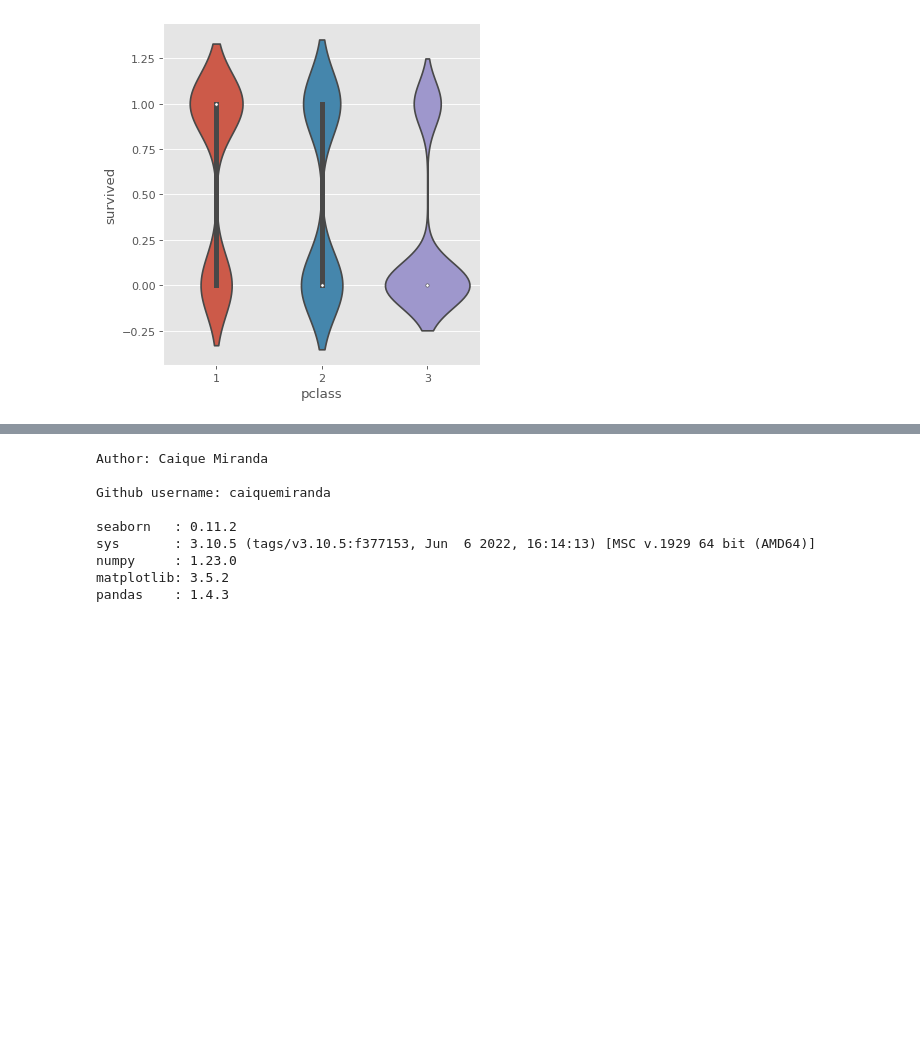
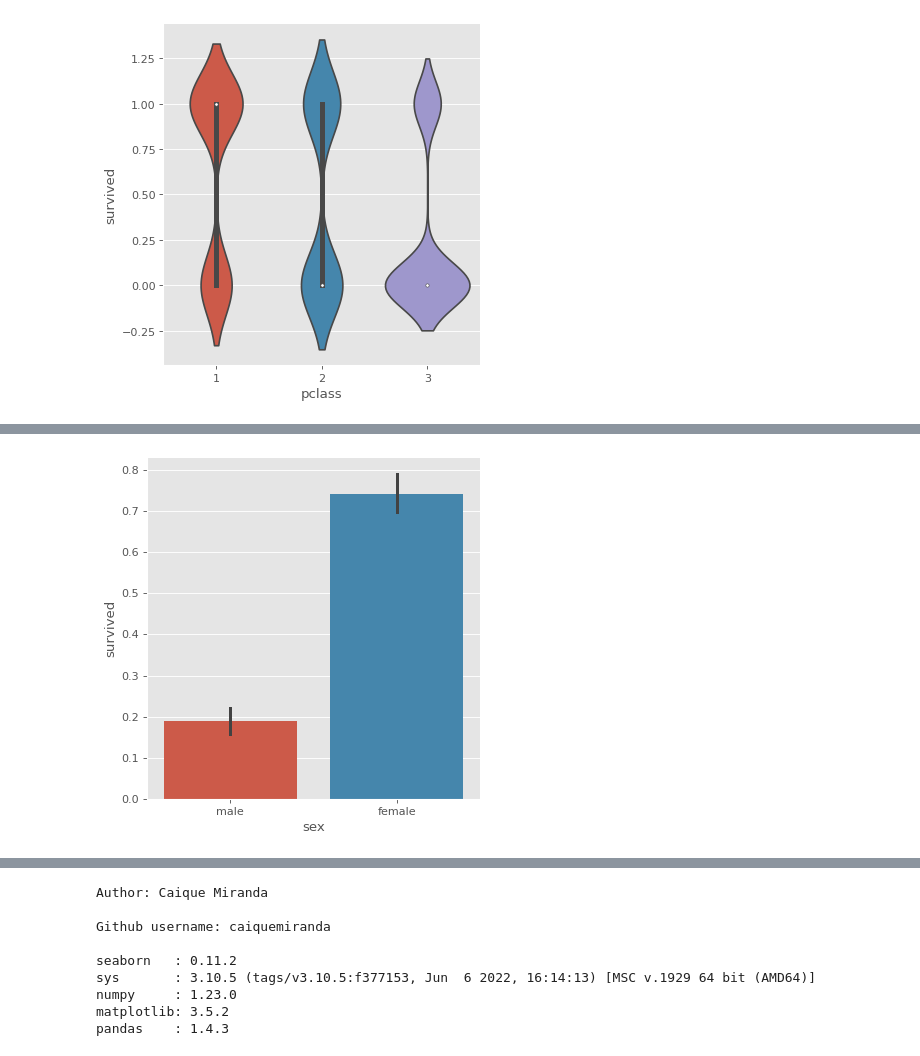
Before and after one commit to caiquemiranda/data-visualization-python, a Jupyter notebook: 10-analysis-visualization-titanic-dataset.ipynb, the cells around one changed output, grey strips where cells are left out. Saved outputs shown, nothing was run; the diff lists cells and outputs as text; code cells hidden in the pictures; blank space fills up the shorter version.

```diff
--- a/10-analysis-visualization-titanic-dataset.ipynb
+++ b/10-analysis-visualization-titanic-dataset.ipynb
@@ -254,0 +287,7 @@ sns.catplot(x = 'pclass',
+# %%
+sns.catplot(x= 'sex',
+            y = 'survived',
+            kind = 'bar',
+            data = titanic);
+# %% [output]
+[figure, added]
```
Also changed, not shown: parts of 7 cells of this notebook.
